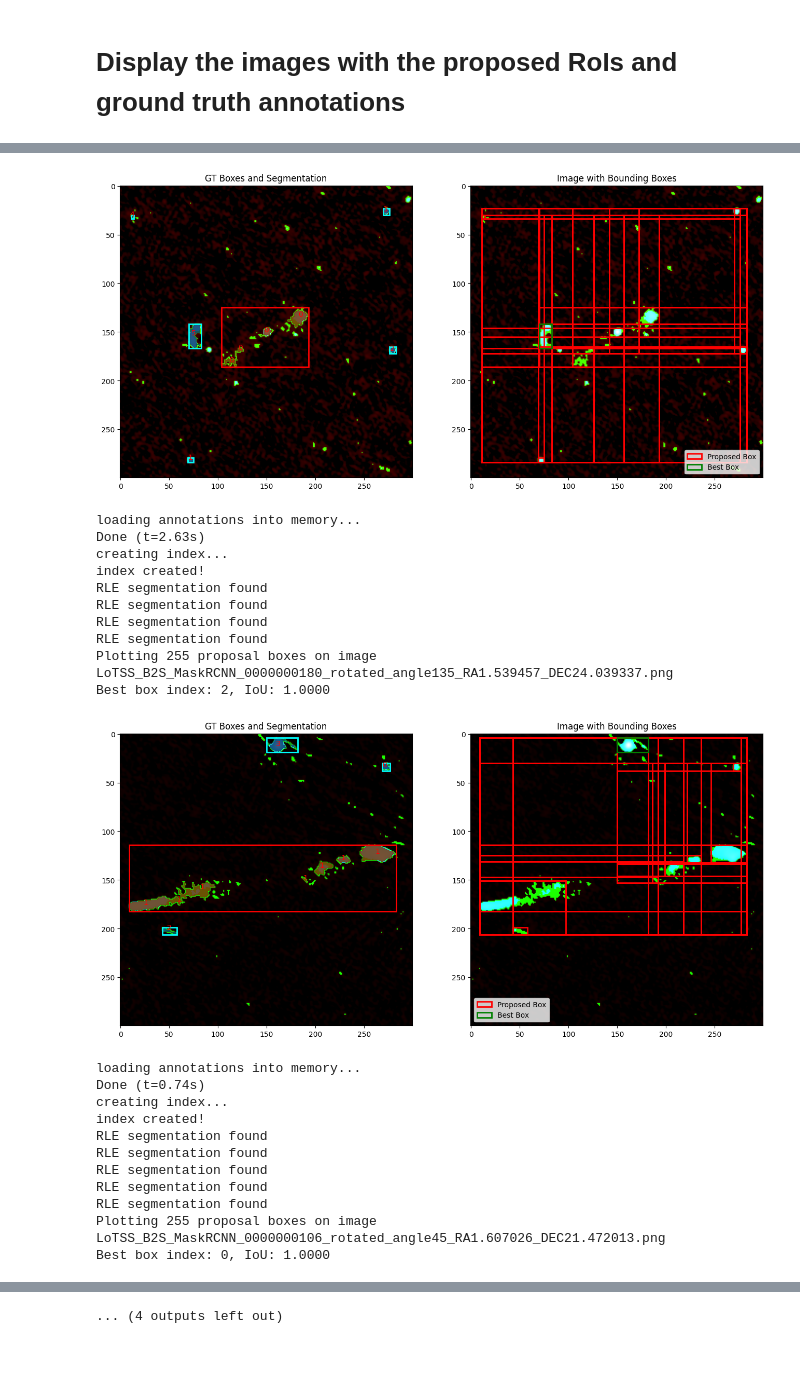
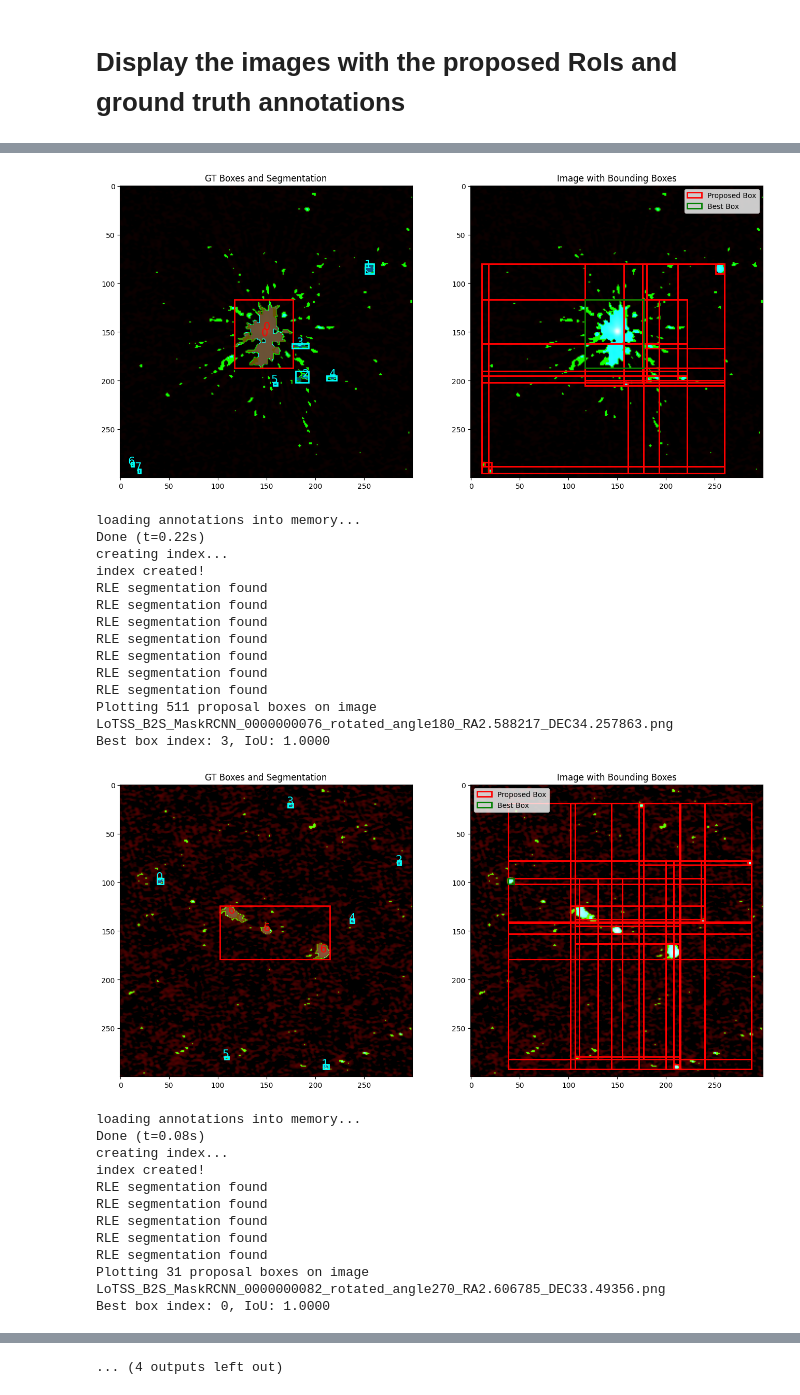
Before and after one commit to Aureusa/astro-datatools, a Jupyter notebook: examples/inspect_annotations_and_proposals_b2s_masked_rcnn.ipynb, the cells around one changed output, grey strips where cells are left out. Saved outputs shown, nothing was run; the diff lists cells and outputs as text; code cells hidden in the pictures; blank space fills up the shorter version.

Commit message:
Added instance positions to the annotations. This way we can evaluate the task of component association easier

```diff
--- a/examples/inspect_annotations_and_proposals_b2s_masked_rcnn.ipynb
+++ b/examples/inspect_annotations_and_proposals_b2s_masked_rcnn.ipynb
@@ -101,6 +105,9 @@ def plot_image_with_boxes_proposals(annotations: dict, annotations_path: str, id
     # Get segmentation masks
     segs = [ann['segmentation'] for ann in anns]
 
+    # Get positions of the components in the GT box
+    instance_positions = [ann['instance_positions'] for ann in anns]
+
     # Get category IDs
     category_ids = [ann['category_id'] for ann in anns]
 
@@ -110,9 +117,6 @@ def plot_image_with_boxes_proposals(annotations: dict, annotations_path: str, id
     # Get component positions
     grg_positions = image_info['metadata'].get('grg_positions', [])
     all_component_positions = image_info['metadata'].get('all_component_positions', [])
-
-    # Exclude GRG positions from all component positions
-    comp_positions = [pos for pos in all_component_positions if pos not in grg_positions]
 
     fig, ax = plt.subplots(1, 2, figsize=(16, 8))
 
@@ -143,11 +147,10 @@ def plot_image_with_boxes_proposals(annotations: dict, annotations_path: str, id
             cmap = plt.get_cmap('Oranges_r') if seg_color == MCS_color else plt.get_cmap('Blues_r')
             ax[0].imshow(masked, alpha=0.8, cmap=cmap)
 
-    for source_idx, source in enumerate(sources):
-        c_ids = source['component_ids']
-        for _id in c_ids:
-            comp = components[_id]
-            ax[0].annotate(f"{source_idx}", tuple(comp['xy']), color='red', fontsize=10, ha='center')
+    for i, ip in enumerate(instance_positions):
+        color = SCS_color if category_ids[i] == 1 else MCS_color
+        for pos in ip:
+            ax[0].annotate(f"{i}", tuple(pos), color=color, fontsize=15, ha='center')
 
     ax[0].set_title("GT Boxes and Segmentation")
 
@@ -208,7 +211,7 @@ def plot_image_with_boxes_proposals(annotations: dict, annotations_path: str, id
 # %%
 # Generate 8 random numbers from 0-7000
 import random
-random_ids = random.sample(range(6500), 8)
+random_ids = random.sample(range(100), 8)
 for i in random_ids:
     plot_image_with_boxes_proposals(annotations, annotations_path, i)
 # %% [output]
@@ -252,17 +260,20 @@ Best box index: 1, IoU: 1.0000
-[figure, old version]
+[figure, new version]
 loading annotations into memory...
-Done (t=2.63s)
+Done (t=0.22s)
 creating index...
 index created!
 RLE segmentation found
 RLE segmentation found
 RLE segmentation found
 RLE segmentation found
-Plotting 255 proposal boxes on image LoTSS_B2S_MaskRCNN_0000000180_rotated_angle135_RA1.539457_DEC24.039337.png
-Best box index: 2, IoU: 1.0000
+RLE segmentation found
+RLE segmentation found
+RLE segmentation found
+Plotting 511 proposal boxes on image LoTSS_B2S_MaskRCNN_0000000076_rotated_angle180_RA2.588217_DEC34.257863.png
+Best box index: 3, IoU: 1.0000
-[figure, old version]
+[figure, new version]
 loading annotations into memory...
-Done (t=0.74s)
+Done (t=0.08s)
 creating index...
 index created!
 RLE segmentation found
@@ -270,5 +281,5 @@ RLE segmentation found
 RLE segmentation found
 RLE segmentation found
 RLE segmentation found
-Plotting 255 proposal boxes on image LoTSS_B2S_MaskRCNN_0000000106_rotated_angle45_RA1.607026_DEC21.472013.png
+Plotting 31 proposal boxes on image LoTSS_B2S_MaskRCNN_0000000082_rotated_angle270_RA2.606785_DEC33.49356.png
 Best box index: 0, IoU: 1.0000
```
Also changed, not shown: parts of 3 cells of this notebook, 4 other files.
